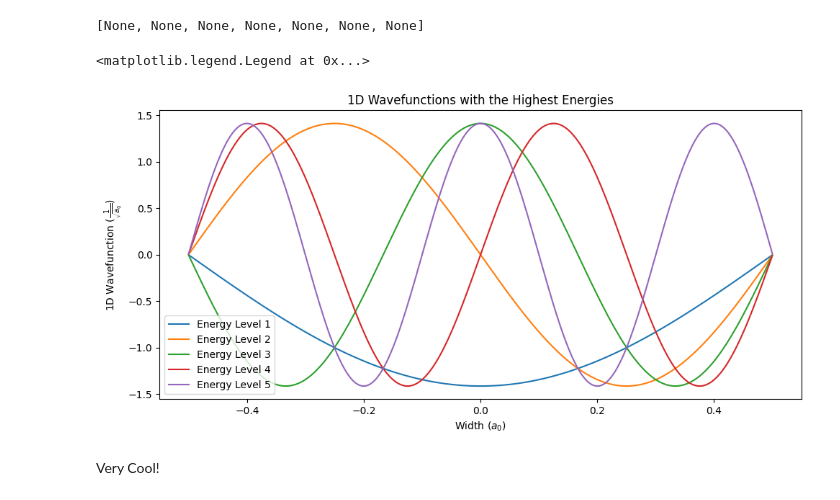
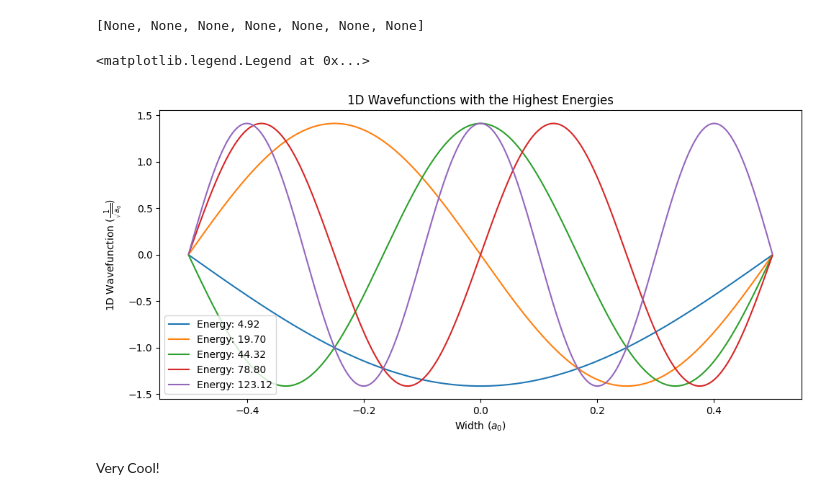
Before and after one commit to P-mandevillei/chem-4050-5050, a Jupyter notebook: hw1/homework-1-grad.ipynb, the cells around one changed output. Drawn from its saved outputs; the diff is of its cells as text; code cells hidden in the pictures.

Commit message:
print energy levels

```diff
--- a/hw1/homework-1-grad.ipynb
+++ b/hw1/homework-1-grad.ipynb
@@ -158,20 +159,20 @@ dx = L/(n_points-1) # n-1 spacing between n points
 # %% [output]
 [None, None, None, None, None, None, None]
 # %%
-def plot_wf(ax, wf, e_level):
-    ax.plot(space, wf, label=f'Energy Level {e_level}')
+def plot_wf(ax, eig):
+    ax.plot(space, eig.wavefunction, label=f'Energy: {eig.eigenvalue:.2f}')
 # %%
 fig, ax = plt.subplots()
 fig.set_size_inches(10,5)
 for i, eig in enumerate(first_7_E[:5]):
-    plot_wf(ax, eig.wavefunction, i+1)
+    plot_wf(ax, eig)
 ax.set_xlabel('Width ($a_0$)')
 ax.set_ylabel("1D Wavefunction ($\\frac{1}{\\sqrt{a_0}}$)")
 ax.set_title("1D Wavefunctions with the Highest Energies")
 plt.tight_layout()
 plt.legend()
 # %% [output]
 <matplotlib.legend.Legend at 0x...>
-[figure, old version]
+[figure, new version]
 # %% [markdown]
 Very Cool!
```
Also changed, not shown: parts of 1 cell of this notebook, 1 other file.
